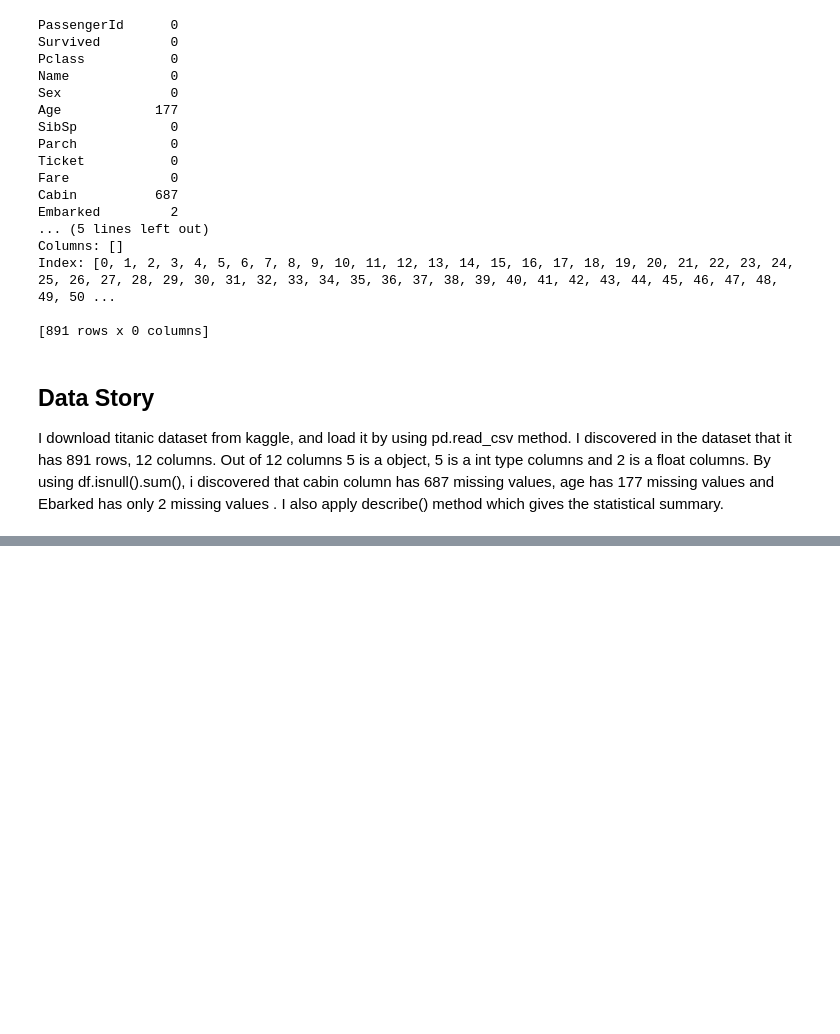
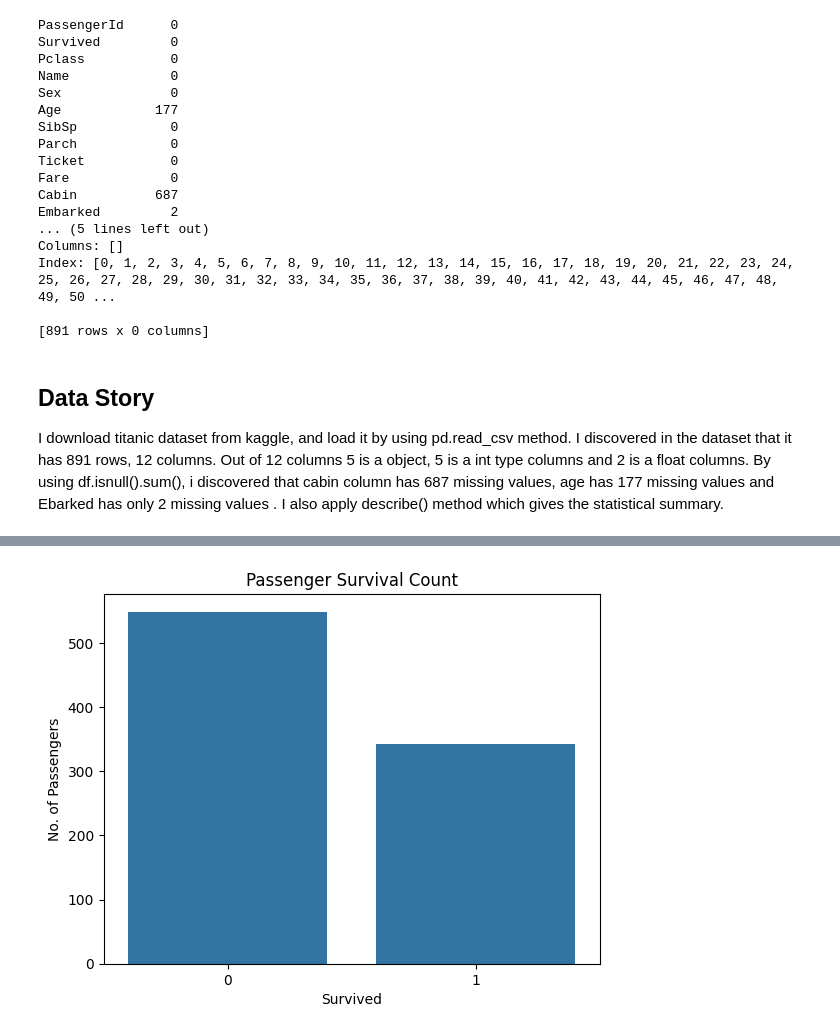
Before and after one commit to Nomi9251/Neurofive-ml-track, a Jupyter notebook: Task1.ipynb, the cells around one changed output, grey strips where cells are left out. Saved outputs shown, nothing was run; the diff lists cells and outputs as text; code cells hidden in the pictures; blank space fills up the shorter version.

```diff
--- a/Task1.ipynb
+++ b/Task1.ipynb
@@ -55,0 +93,7 @@ I download titanic dataset from kaggle, and load it by using pd.read_csv method.
+# %%
+sns.countplot(x="Survived", data=df)
+plt.title("Passenger Survival Count")
+plt.ylabel("No. of Passengers")
+plt.show()
+# %% [output]
+[figure, added]
```
Also changed, not shown: parts of 7 cells of this notebook.
